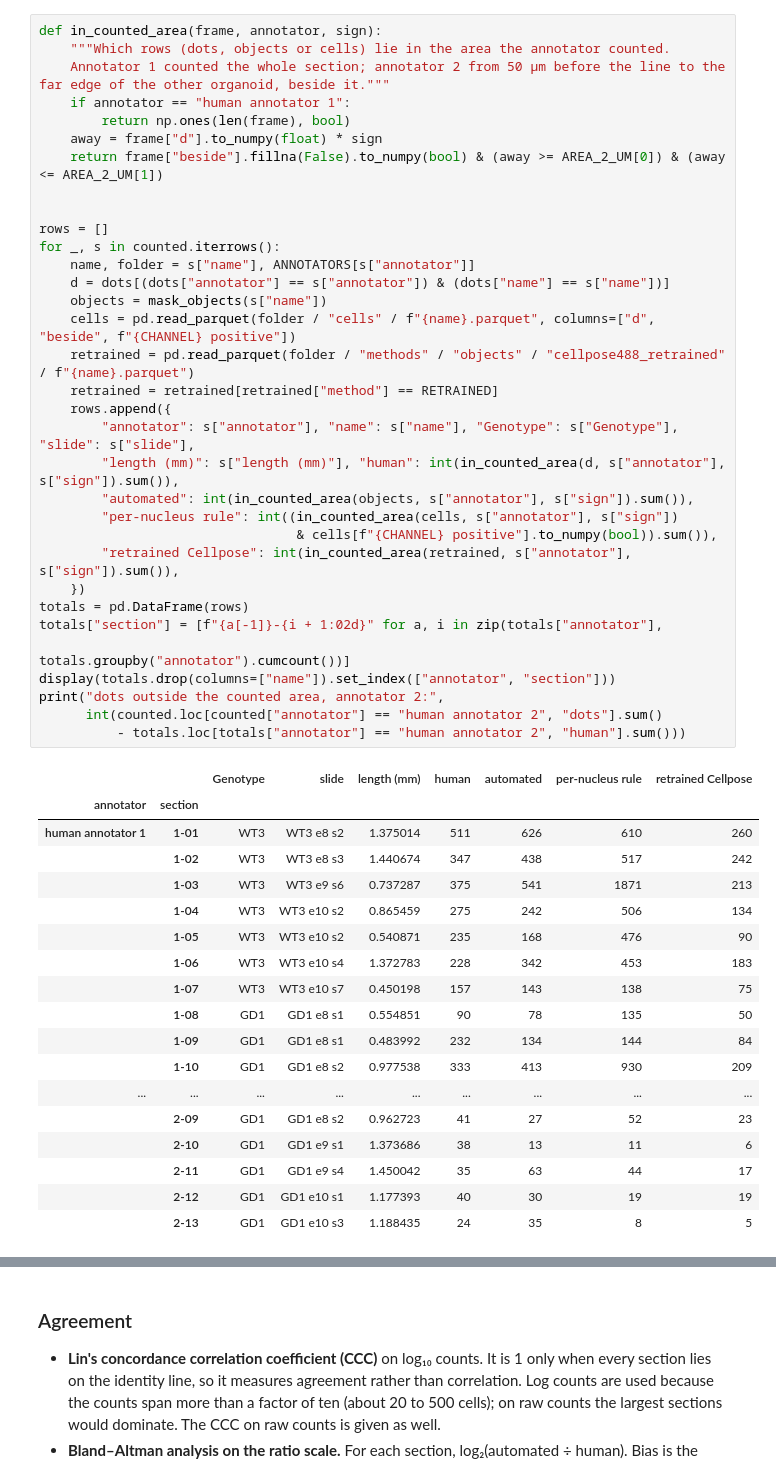
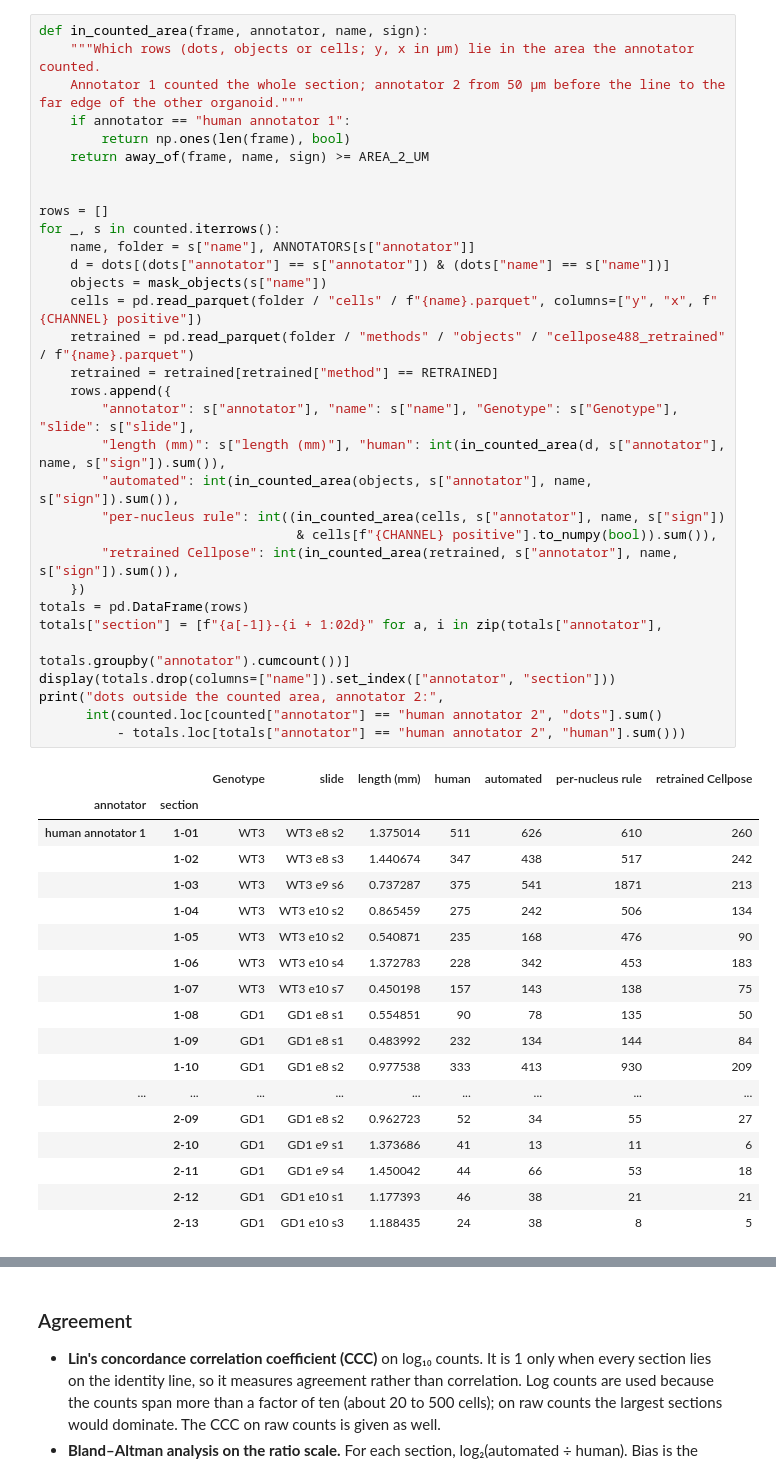
Before and after one commit to daggermaster3000/ARGUS, a Jupyter notebook: notebooks/official_analysis/01_validation.ipynb, the cells around one changed output, grey strips where cells are left out. Saved outputs shown, nothing was run; the diff lists cells and outputs as text.

```diff
--- a/notebooks/official_analysis/01_validation.ipynb
+++ b/notebooks/official_analysis/01_validation.ipynb
@@ -185,13 +201,12 @@ Each section's human count is the number of dots in the area the annotator count
 
 The table also lists the two alternative methods compared in Table S1, counted in the same area: the **per-nucleus rule** (the earlier rule: a Cellpose nucleus is AF488⁺ when its median-filtered AF488 mean exceeds the junction region's median + 7 robust SD) and **Cellpose on AF488, fine-tuned** on human dots (cross-validated: each section was counted by a model that had not seen its dots).
 # %%
-def in_counted_area(frame, annotator, sign):
-    """Which rows (dots, objects or cells) lie in the area the annotator counted.
-    Annotator 1 counted the whole section; annotator 2 from 50 µm before the line to the far edge of the other organoid, beside it."""
+def in_counted_area(frame, annotator, name, sign):
+    """Which rows (dots, objects or cells; y, x in µm) lie in the area the annotator counted.
+    Annotator 1 counted the whole section; annotator 2 from 50 µm before the line to the far edge of the other organoid."""
     if annotator == "human annotator 1":
         return np.ones(len(frame), bool)
-    away = frame["d"].to_numpy(float) * sign
-    return frame["beside"].fillna(False).to_numpy(bool) & (away >= AREA_2_UM[0]) & (away <= AREA_2_UM[1])
+    return away_of(frame, name, sign) >= AREA_2_UM
 
 
 rows = []
@@ -199,40 +214,40 @@ for _, s in counted.iterrows():
     name, folder = s["name"], ANNOTATORS[s["annotator"]]
     d = dots[(dots["annotator"] == s["annotator"]) & (dots["name"] == s["name"])]
     objects = mask_objects(s["name"])
-    cells = pd.read_parquet(folder / "cells" / f"{name}.parquet", columns=["d", "beside", f"{CHANNEL} positive"])
+    cells = pd.read_parquet(folder / "cells" / f"{name}.parquet", columns=["y", "x", f"{CHANNEL} positive"])
     retrained = pd.read_parquet(folder / "methods" / "objects" / "cellpose488_retrained" / f"{name}.parquet")
     retrained = retrained[retrained["method"] == RETRAINED]
     rows.append({
         "annotator": s["annotator"], "name": s["name"], "Genotype": s["Genotype"], "slide": s["slide"],
-        "length (mm)": s["length (mm)"], "human": int(in_counted_area(d, s["annotator"], s["sign"]).sum()),
-        "automated": int(in_counted_area(objects, s["annotator"], s["sign"]).sum()),
-        "per-nucleus rule": int((in_counted_area(cells, s["annotator"], s["sign"])
+        "length (mm)": s["length (mm)"], "human": int(in_counted_area(d, s["annotator"], name, s["sign"]).sum()),
+        "automated": int(in_counted_area(objects, s["annotator"], name, s["sign"]).sum()),
+        "per-nucleus rule": int((in_counted_area(cells, s["annotator"], name, s["sign"])
                                  & cells[f"{CHANNEL} positive"].to_numpy(bool)).sum()),
-        "retrained Cellpose": int(in_counted_area(retrained, s["annotator"], s["sign"]).sum()),
+        "retrained Cellpose": int(in_counted_area(retrained, s["annotator"], name, s["sign"]).sum()),
     })
 totals = pd.DataFrame(rows)
 totals["section"] = [f"{a[-1]}-{i + 1:02d}" for a, i in zip(totals["annotator"],
                                                           totals.groupby("annotator").cumcount())]
 display(totals.drop(columns=["name"]).set_index(["annotator", "section"]))
 print("dots outside the counted area, annotator 2:",
       int(counted.loc[counted["annotator"] == "human annotator 2", "dots"].sum()
           - totals.loc[totals["annotator"] == "human annotator 2", "human"].sum()))
 # %% [output]
 |  |  | Genotype | slide | length (mm) | human | automated | per-nucleus rule | retrained Cellpose |
 | annotator | section |  |  |  |  |  |  |  |
 | human annotator 1 | 1-01 | WT3 | WT3 e8 s2 | 1.375014 | 511 | 626 | 610 | 260 |
 |  | 1-02 | WT3 | WT3 e8 s3 | 1.440674 | 347 | 438 | 517 | 242 |
 |  | 1-03 | WT3 | WT3 e9 s6 | 0.737287 | 375 | 541 | 1871 | 213 |
 |  | 1-04 | WT3 | WT3 e10 s2 | 0.865459 | 275 | 242 | 506 | 134 |
 |  | 1-05 | WT3 | WT3 e10 s2 | 0.540871 | 235 | 168 | 476 | 90 |
 |  | 1-06 | WT3 | WT3 e10 s4 | 1.372783 | 228 | 342 | 453 | 183 |
 |  | 1-07 | WT3 | WT3 e10 s7 | 0.450198 | 157 | 143 | 138 | 75 |
 |  | 1-08 | GD1 | GD1 e8 s1 | 0.554851 | 90 | 78 | 135 | 50 |
 |  | 1-09 | GD1 | GD1 e8 s1 | 0.483992 | 232 | 134 | 144 | 84 |
 |  | 1-10 | GD1 | GD1 e8 s2 | 0.977538 | 333 | 413 | 930 | 209 |
 | ... | ... | ... | ... | ... | ... | ... | ... | ... |
-|  | 2-09 | GD1 | GD1 e8 s2 | 0.962723 | 41 | 27 | 52 | 23 |
-|  | 2-10 | GD1 | GD1 e9 s1 | 1.373686 | 38 | 13 | 11 | 6 |
-|  | 2-11 | GD1 | GD1 e9 s4 | 1.450042 | 35 | 63 | 44 | 17 |
-|  | 2-12 | GD1 | GD1 e10 s1 | 1.177393 | 40 | 30 | 19 | 19 |
-|  | 2-13 | GD1 | GD1 e10 s3 | 1.188435 | 24 | 35 | 8 | 5 |
+|  | 2-09 | GD1 | GD1 e8 s2 | 0.962723 | 52 | 34 | 55 | 27 |
+|  | 2-10 | GD1 | GD1 e9 s1 | 1.373686 | 41 | 13 | 11 | 6 |
+|  | 2-11 | GD1 | GD1 e9 s4 | 1.450042 | 44 | 66 | 53 | 18 |
+|  | 2-12 | GD1 | GD1 e10 s1 | 1.177393 | 46 | 38 | 21 | 21 |
+|  | 2-13 | GD1 | GD1 e10 s3 | 1.188435 | 24 | 38 | 8 | 5 |
```
Also changed, not shown: parts of 20 cells of this notebook, 2 other files.
